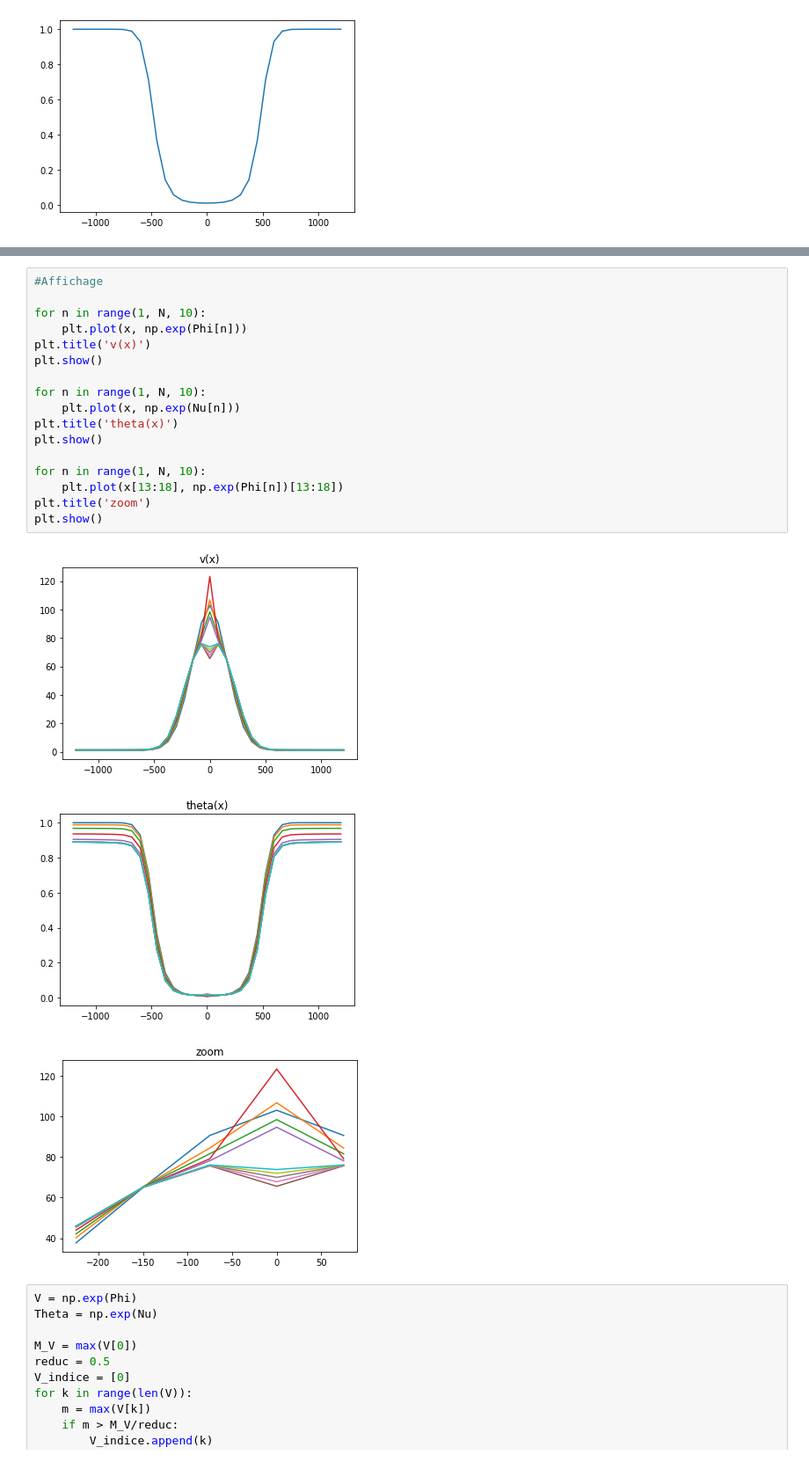
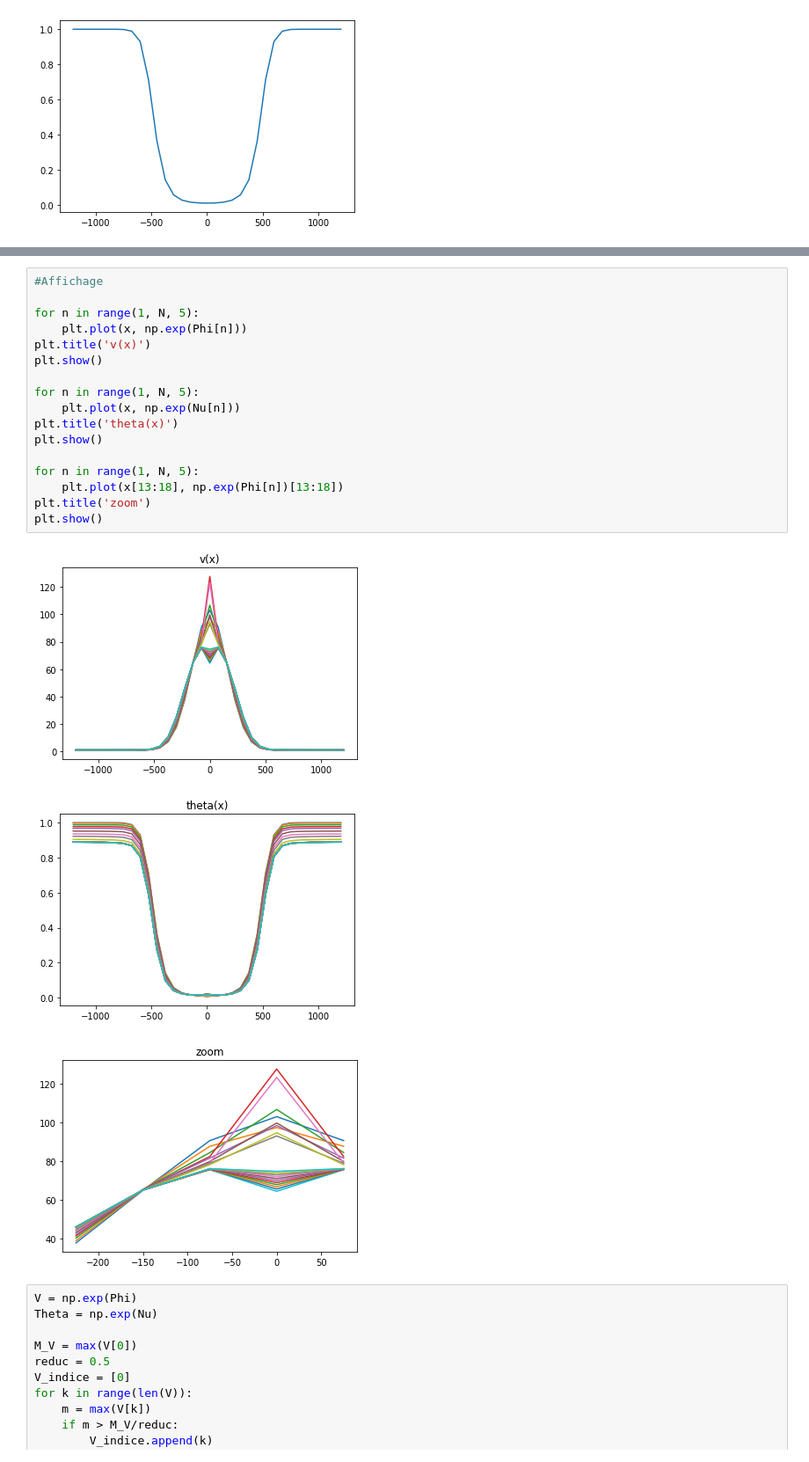
Before and after one commit to thomas-dubard/Seismes-induits, a Jupyter notebook: Modélisation.ipynb, the cells around one changed output, grey strips where cells are left out. Shown at 88% size. Drawn from its saved outputs; the diff is of its cells as text.

```diff
--- a/Modélisation.ipynb
+++ b/Modélisation.ipynb
@@ -248,24 +241,24 @@ for n in range(N):
 # %%
 #Affichage
 
-for n in range(1, N, 10):
+for n in range(1, N, 5):
     plt.plot(x, np.exp(Phi[n]))
 plt.title('v(x)')
 plt.show()
 
-for n in range(1, N, 10):
+for n in range(1, N, 5):
     plt.plot(x, np.exp(Nu[n]))
 plt.title('theta(x)')
 plt.show()
 
-for n in range(1, N, 10):
+for n in range(1, N, 5):
     plt.plot(x[13:18], np.exp(Phi[n])[13:18])
 plt.title('zoom')
 plt.show()
 # %% [output]
-[figure, old version]
+[figure, new version]
-[figure, old version]
+[figure, new version]
-[figure, old version]
+[figure, new version]
 # %%
 V = np.exp(Phi)
 Theta = np.exp(Nu)
```
Also changed, not shown: parts of 2 cells of this notebook.
